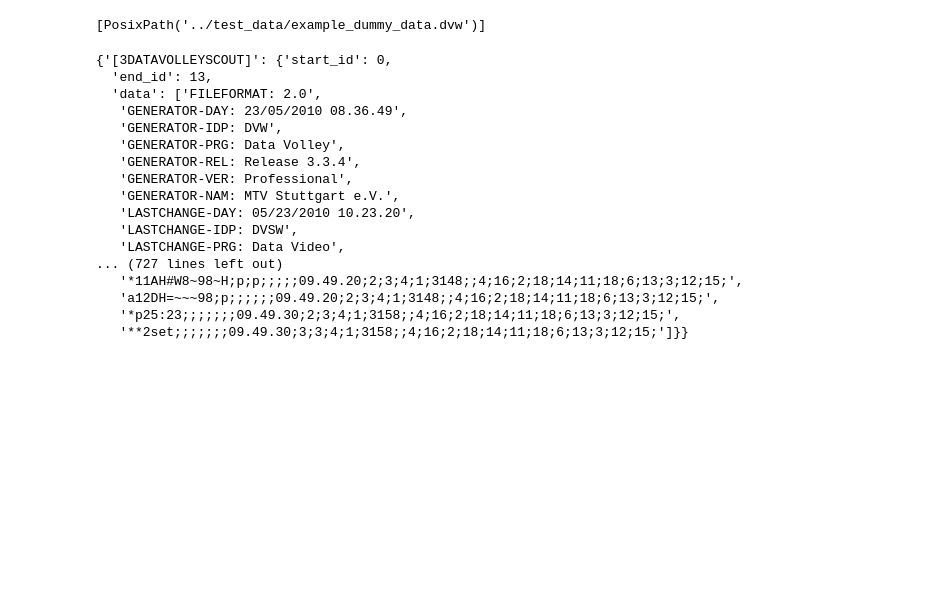
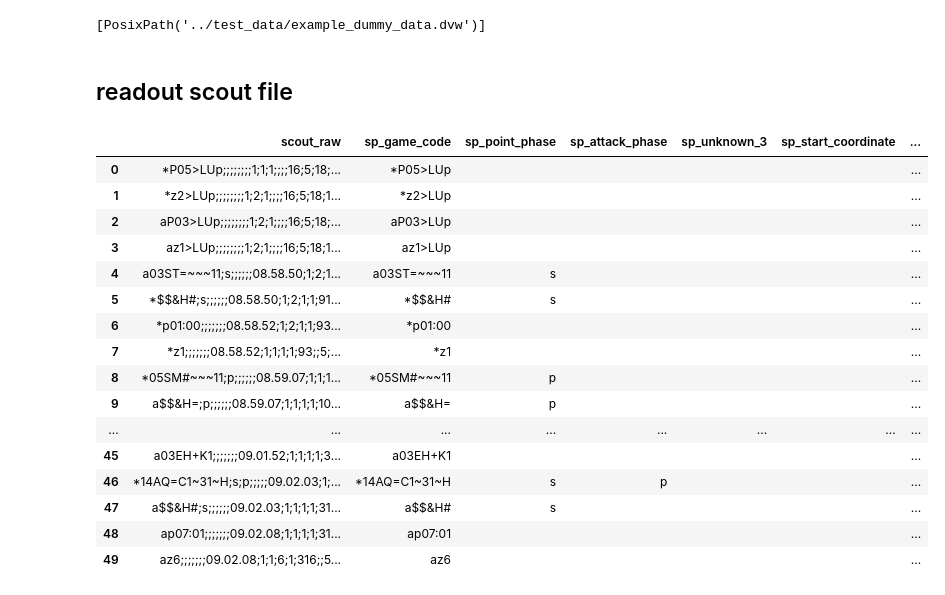
Before and after one commit to ABSoSol-public/py_volleyball_scout_public, a Jupyter notebook: src/test_filereader_dvfiles.ipynb, the cells around one changed output. Saved outputs shown, nothing was run; the diff lists cells and outputs as text; code cells hidden in the pictures; blank space fills up the shorter version.

Commit message:
- add a few protocol files - add some readout tests

```diff
--- a/src/test_filereader_dvfiles.ipynb
+++ b/src/test_filereader_dvfiles.ipynb
@@ -3,6 +3,8 @@
 # %%
 import pandas as pd
 import pathlib
+pd.set_option('display.max_columns', None)
+pd.set_option('display.max_rows', None)
 # %%
 from dv_reader import Data_Volley_Parser as DVP
 # %%
@@ -16,23 +18,58 @@ for file in data_volley_files:
 [PosixPath('../test_data/example_dummy_data.dvw')]
 # %%
 dv_obj.read_dv_file(data_volley_files[0])
-# %%
-dv_obj.file_struct
-# %% [output]
-{'[3DATAVOLLEYSCOUT]': {'start_id': 0,
-  'end_id': 13,
-  'data': ['FILEFORMAT: 2.0',
-   'GENERATOR-DAY: 23/05/2010 08.36.49',
-   'GENERATOR-IDP: DVW',
-   'GENERATOR-PRG: Data Volley',
-   'GENERATOR-REL: Release 3.3.4',
-   'GENERATOR-VER: Professional',
-   'GENERATOR-NAM: MTV Stuttgart e.V.',
-   'LASTCHANGE-DAY: 05/23/2010 10.23.20',
-   'LASTCHANGE-IDP: DVSW',
-   'LASTCHANGE-PRG: Data Video',
-... (727 lines left out)
-   '*11AH#W8~98~H;p;p;;;;;09.49.20;2;3;4;1;3148;;4;16;2;18;14;11;18;6;13;3;12;15;',
-   'a12DH=~~~98;p;;;;;;09.49.20;2;3;4;1;3148;;4;16;2;18;14;11;18;6;13;3;12;15;',
-   '*p25:23;;;;;;;09.49.30;2;3;4;1;3158;;4;16;2;18;14;11;18;6;13;3;12;15;',
-   '**2set;;;;;;;09.49.30;3;3;4;1;3158;;4;16;2;18;14;11;18;6;13;3;12;15;']}}
+# %% [markdown]
+## readout scout file
+# %%
+dv_scout = pd.DataFrame(dv_obj.file_struct["[3SCOUT]"]["data"], columns=["scout_raw"])
+dv_scout = pd.concat([dv_scout, pd.DataFrame(dv_scout["scout_raw"].str.split(";", 99).to_list())], axis=1)
+# %%
+scout_protocol = {  0: "sp_game_code",
+                    1: "sp_point_phase",
+                    2: "sp_attack_phase",
+                    3: "sp_unknown_3",
+                    4: "sp_start_coordinate",
+                    5: "sp_mid_coordinate",
+                    6: "sp_end_coordinate",
+                    7: "sp_timestamp_input",
+                    8: "sp_set_number",
+                    9: "sp_home_setter_pos",
+                    10: "sp_guest_setter_pos",
+                    11: "sp_video_file_number",
+                    12: "sp_time_ticks_video",
+                    13: "sp_unknown_13",
+                    14: "sp_player_home_pos_1",
+                    15: "sp_player_home_pos_2",
+                    16: "sp_player_home_pos_3",
+                    17: "sp_player_home_pos_4",
+                    18: "sp_player_home_pos_5",
+                    19: "sp_player_home_pos_6",
+                    20: "sp_player_guest_pos_1",
+                    21: "sp_player_guest_pos_2",
+                    22: "sp_player_guest_pos_3",
+                    23: "sp_player_guest_pos_4",
+                    24: "sp_player_guest_pos_5",
+                    25: "sp_player_guest_pos_6",
+                    26: "sp_unknown_26"}
+# %%
+dv_scout = dv_scout.rename(columns=scout_protocol)
+# %%
+dv_scout.head(50)
+# %% [output]
+|  | scout_raw | sp_game_code | sp_point_phase | sp_attack_phase | sp_unknown_3 | sp_start_coordinate | ... |
+| 0 | *P05>LUp;;;;;;;;1;1;1;;;;16;5;18;... | *P05>LUp |  |  |  |  | ... |
+| 1 | *z2>LUp;;;;;;;;1;2;1;;;;16;5;18;1... | *z2>LUp |  |  |  |  | ... |
+| 2 | aP03>LUp;;;;;;;;1;2;1;;;;16;5;18;... | aP03>LUp |  |  |  |  | ... |
+| 3 | az1>LUp;;;;;;;;1;2;1;;;;16;5;18;1... | az1>LUp |  |  |  |  | ... |
+| 4 | a03ST=~~~11;s;;;;;;08.58.50;1;2;1... | a03ST=~~~11 | s |  |  |  | ... |
+| 5 | *$$&H#;s;;;;;;08.58.50;1;2;1;1;91... | *$$&H# | s |  |  |  | ... |
+| 6 | *p01:00;;;;;;;08.58.52;1;2;1;1;93... | *p01:00 |  |  |  |  | ... |
+| 7 | *z1;;;;;;;08.58.52;1;1;1;1;93;;5;... | *z1 |  |  |  |  | ... |
+| 8 | *05SM#~~~11;p;;;;;;08.59.07;1;1;1... | *05SM#~~~11 | p |  |  |  | ... |
+| 9 | a$$&H=;p;;;;;;08.59.07;1;1;1;1;10... | a$$&H= | p |  |  |  | ... |
+| ... | ... | ... | ... | ... | ... | ... | ... |
+| 45 | a03EH+K1;;;;;;;09.01.52;1;1;1;1;3... | a03EH+K1 |  |  |  |  | ... |
+| 46 | *14AQ=C1~31~H;s;p;;;;;09.02.03;1;... | *14AQ=C1~31~H | s | p |  |  | ... |
+| 47 | a$$&H#;s;;;;;;09.02.03;1;1;1;1;31... | a$$&H# | s |  |  |  | ... |
+| 48 | ap07:01;;;;;;;09.02.08;1;1;1;1;31... | ap07:01 |  |  |  |  | ... |
+| 49 | az6;;;;;;;09.02.08;1;1;6;1;316;;5... | az6 |  |  |  |  | ... |
```
Also changed, not shown: 5 other files.
